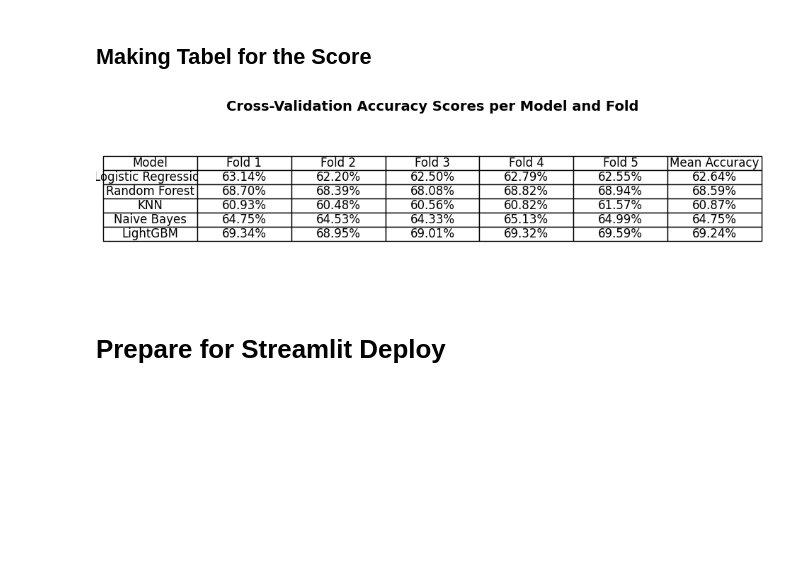
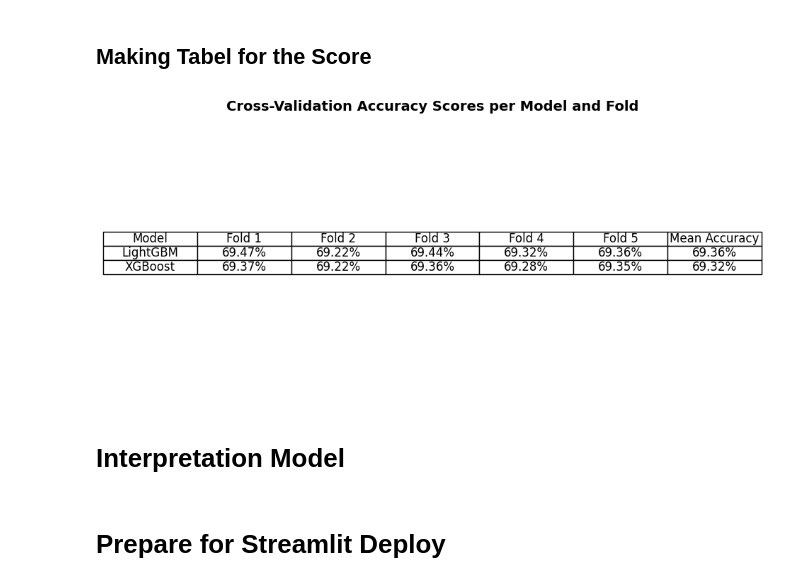
Before and after one commit to rizkywibowk/Sigma-Cabs-Pricing-Analysis, a Jupyter notebook: Working Code/SigmaCabsWorkCode.ipynb, the cells around one changed output. Saved outputs shown, nothing was run; the diff lists cells and outputs as text; code cells hidden in the pictures; blank space fills up the shorter version.

```diff
--- a/Working Code/SigmaCabsWorkCode.ipynb
+++ b/Working Code/SigmaCabsWorkCode.ipynb
@@ -1211,44 +1324,51 @@ XGBoost Mean CV Accuracy: 0.6931536850397333
 # %% [markdown]
 ## Making Tabel for the Score
 # %%
-# Data hasil cross-validation (FINAL - berdasarkan semua model)
-data = {
-    'Model': ['Logistic Regression', 'Random Forest', 'KNN', 'Naive Bayes', 'LightGBM'],
-    'Fold 1': [0.6314, 0.6870, 0.6093, 0.6475, 0.6934],
-    'Fold 2': [0.6220, 0.6839, 0.6048, 0.6453, 0.6895],
-    'Fold 3': [0.6250, 0.6808, 0.6056, 0.6433, 0.6901],
-    'Fold 4': [0.6279, 0.6882, 0.6082, 0.6513, 0.6932],
-    'Fold 5': [0.6255, 0.6894, 0.6157, 0.6499, 0.6959],
-}
+# Cross-validation results for LightGBM and XGBoost
+cv_scores_lgbm = [0.6947, 0.6922, 0.6944, 0.6932, 0.6936]  # Example results from LightGBM
+cv_scores_xgb = [0.6937, 0.6922, 0.6936, 0.6928, 0.6935]  # Example results from XGBoost
 
-# Membuat DataFrame
-cv_df = pd.DataFrame(data)
+# Model names (LightGBM and XGBoost only)
+models = ['LightGBM', 'XGBoost']
 
-# Hitung mean accuracy
-cv_df['Mean Accuracy'] = cv_df.loc[:, 'Fold 1':'Fold 5'].mean(axis=1)
+# Combine results into a DataFrame for LightGBM and XGBoost
+cv_result = pd.DataFrame({
+    'Model': models,
+    'Fold 1': [cv_scores_lgbm[0], cv_scores_xgb[0]],
+    'Fold 2': [cv_scores_lgbm[1], cv_scores_xgb[1]],
+    'Fold 3': [cv_scores_lgbm[2], cv_scores_xgb[2]],
+    'Fold 4': [cv_scores_lgbm[3], cv_scores_xgb[3]],
+    'Fold 5': [cv_scores_lgbm[4], cv_scores_xgb[4]],
+})
 
-# Format persentase
-cv_df_formatted = cv_df.copy()
-for col in cv_df.columns[1:]:
-    cv_df_formatted[col] = (cv_df_formatted[col] * 100).map('{:.2f}%'.format)
+# Calculate mean accuracy for each model
+cv_result['Mean Accuracy'] = cv_result[['Fold 1', 'Fold 2', 'Fold 3', 'Fold 4', 'Fold 5']].mean(axis=1)
 
-# Visualisasi tabel menggunakan matplotlib
-fig, ax = plt.subplots(figsize=(10, 3))
+# Format as percentage
+cv_result_formatted = cv_result.copy()
+for col in cv_result.columns[1:]:
+    cv_result_formatted[col] = (cv_result_formatted[col] * 100).map('{:.2f}%'.format)
+
+# Visualize the table using matplotlib
+fig, ax = plt.subplots(figsize=(10, 5))  # Adjusting size for a cleaner look
 ax.axis('tight')
 ax.axis('off')
 
-# Buat tabel
-table = ax.table(cellText=cv_df_formatted.values,
-                 colLabels=cv_df_formatted.columns,
+# Create the table
+table = ax.table(cellText=cv_result_formatted.values,
+                 colLabels=cv_result_formatted.columns,
                  cellLoc='center',
                  loc='center')
 
-# Styling tabel
+# Styling the table
 table.auto_set_font_size(False)
 table.set_fontsize(12)
 table.scale(1.2, 1.2)
 
+# Title of the table
 plt.title('Cross-Validation Accuracy Scores per Model and Fold', fontsize=14, fontweight='bold')
 plt.show()
 # %% [output]
-[figure, old version]
+[figure, new version]
+# %% [markdown]
+# Interpretation Model
```
Also changed, not shown: parts of 17 cells of this notebook.
